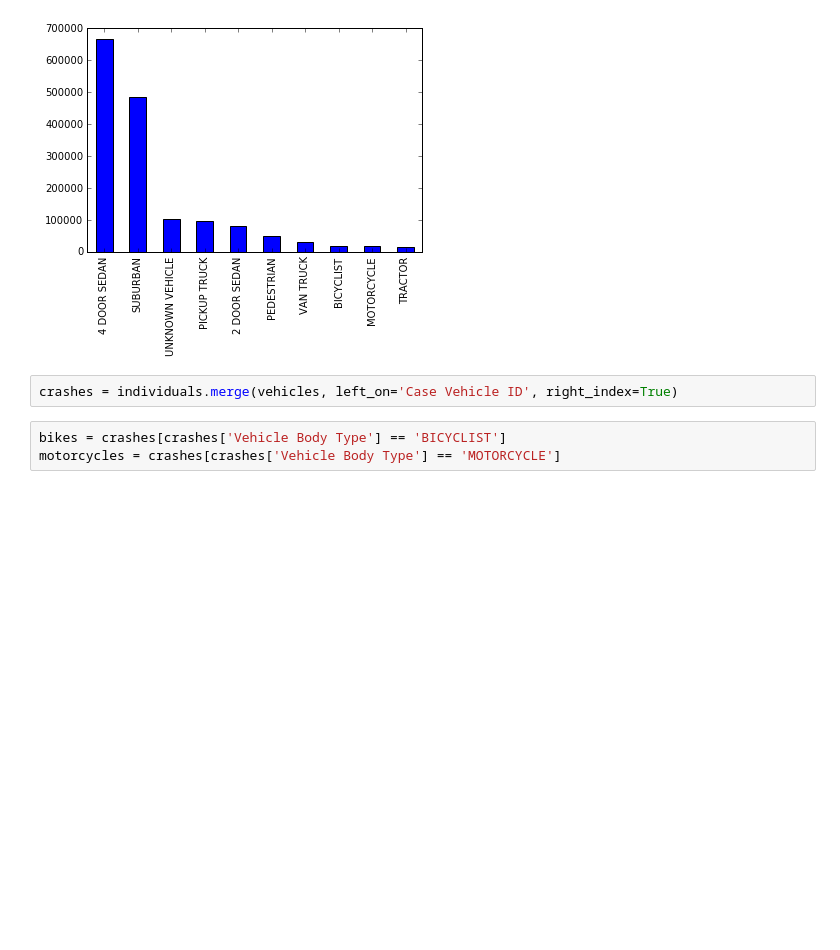
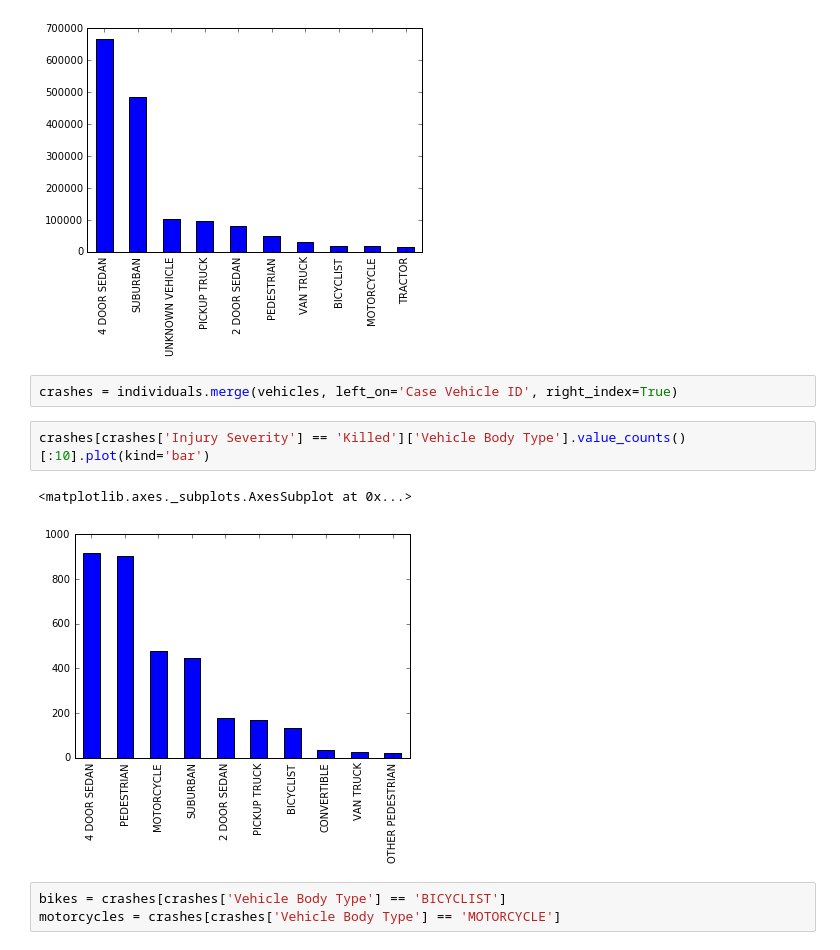
Before and after one commit to afcarl/ny-crashes, a Jupyter notebook: crash_data.ipynb, the cells around one changed output. Saved outputs shown, nothing was run; the diff lists cells and outputs as text; blank space fills up the shorter version.

Commit message:
plot vehicle types of fatalities

```diff
--- a/crash_data.ipynb
+++ b/crash_data.ipynb
@@ -35,6 +35,11 @@ vehicles['Vehicle Body Type'].value_counts()[:10].plot(kind='bar')
 [figure]
 # %%
 crashes = individuals.merge(vehicles, left_on='Case Vehicle ID', right_index=True)
+# %%
+crashes[crashes['Injury Severity'] == 'Killed']['Vehicle Body Type'].value_counts()[:10].plot(kind='bar')
+# %% [output]
+<matplotlib.axes._subplots.AxesSubplot at 0x...>
+[figure, added]
 # %%
 bikes = crashes[crashes['Vehicle Body Type'] == 'BICYCLIST']
 motorcycles = crashes[crashes['Vehicle Body Type'] == 'MOTORCYCLE']
```
